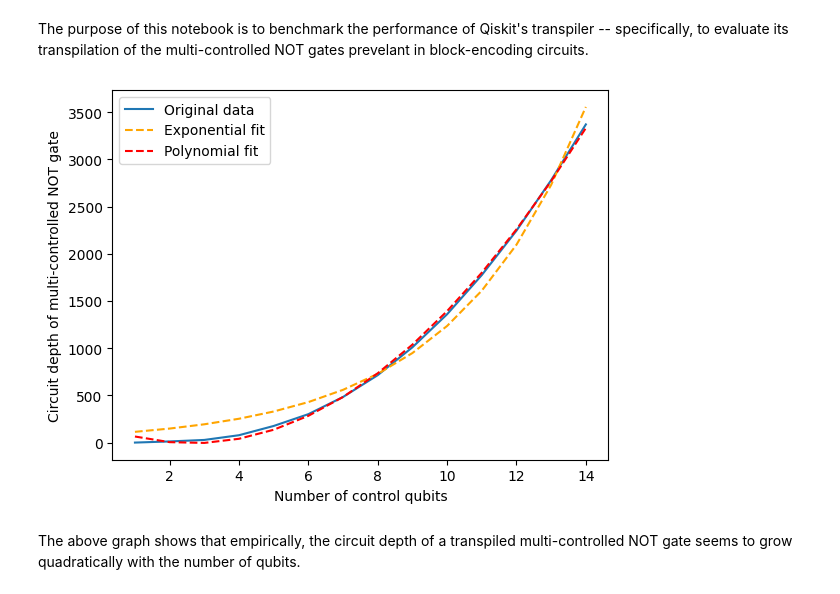
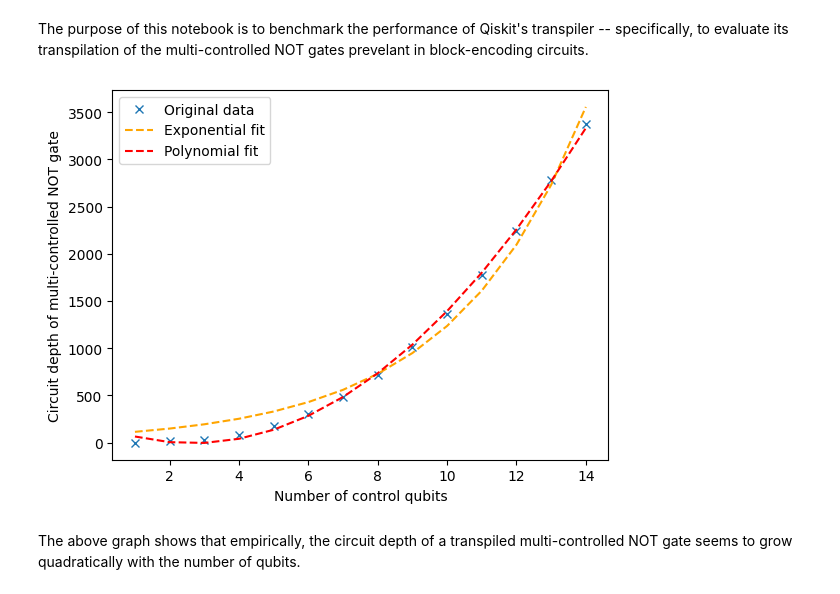
Before and after one commit to Walden-Killick/QCE24-QRE-Challenge, a Jupyter notebook: notebooks/exploration/qiskit_transpilation.ipynb, the cells around one changed output. Drawn from its saved outputs; the diff is of its cells as text; code cells hidden in the pictures.

Commit message:
style: change data to x markers

```diff
--- a/notebooks/exploration/qiskit_transpilation.ipynb
+++ b/notebooks/exploration/qiskit_transpilation.ipynb
@@ -44,14 +44,14 @@ coeffs = np.polyfit(x, y, degree)
 coeffs = list(reversed(coeffs))
 y_poly_fit = [sum([coeffs[d]*t**d for d in range(degree+1)]) for t in x]
 # %%
-plt.plot(x, y, label='Original data')
+plt.plot(x, y, 'x', label='Original data')
 plt.plot(x, y_exp_fit, '--', color='orange', label='Exponential fit')
 plt.plot(x, y_poly_fit, '--', color='red', label='Polynomial fit')
 plt.legend()
 plt.xlabel('Number of control qubits')
 plt.ylabel('Circuit depth of multi-controlled NOT gate')
 plt.show()
 # %% [output]
-[figure, old version]
+[figure, new version]
 # %% [markdown]
 The above graph shows that empirically, the circuit depth of a transpiled multi-controlled NOT gate seems to grow quadratically with the number of qubits.
```
Also changed, not shown: 1 other file.
